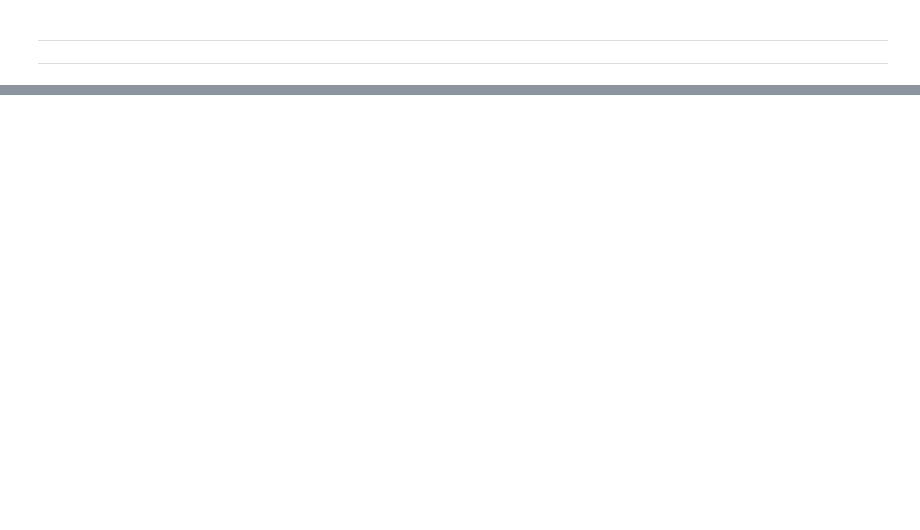
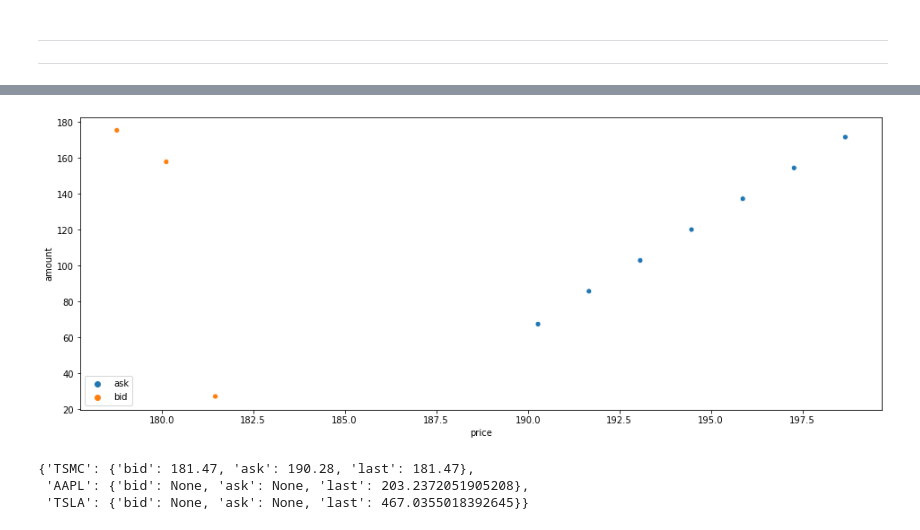
Before and after one commit to smurve/cfds-capstone, a Jupyter notebook: Scenario.ipynb, the cells around one changed output, grey strips where cells are left out. Saved outputs shown, nothing was run; the diff lists cells and outputs as text; code cells hidden in the pictures; blank space fills up the shorter version.

```diff
--- a/Scenario.ipynb
+++ b/Scenario.ipynb
@@ -90,0 +121,10 @@ market.__class__.__name__
+# %%
+plot_order_book(mm)
+# %% [output]
+[figure, added]
+# %%
+mm.get_prices()
+# %% [output]
+{'TSMC': {'bid': 181.47, 'ask': 190.28, 'last': 181.47},
+ 'AAPL': {'bid': None, 'ask': None, 'last': 203.2372051905208},
+ 'TSLA': {'bid': None, 'ask': None, 'last': 467.0355018392645}}
```
Also changed, not shown: parts of 15 cells of this notebook, 5 other files.
